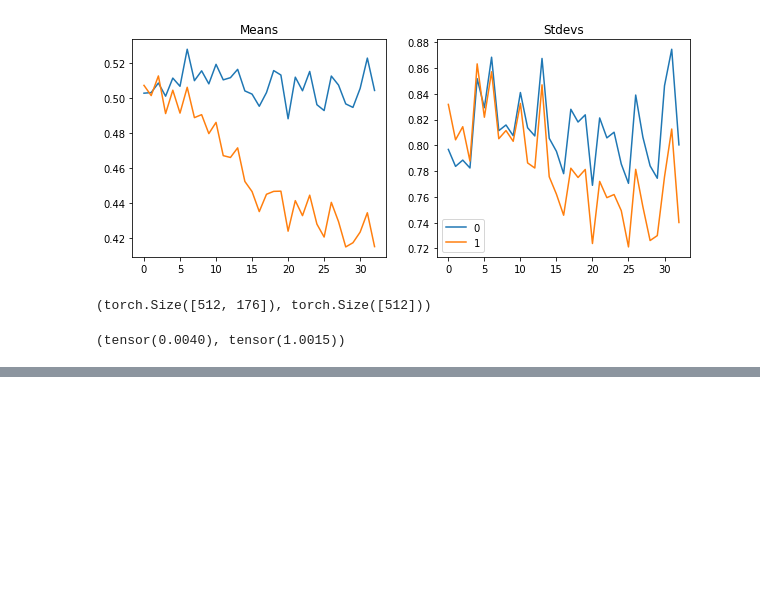
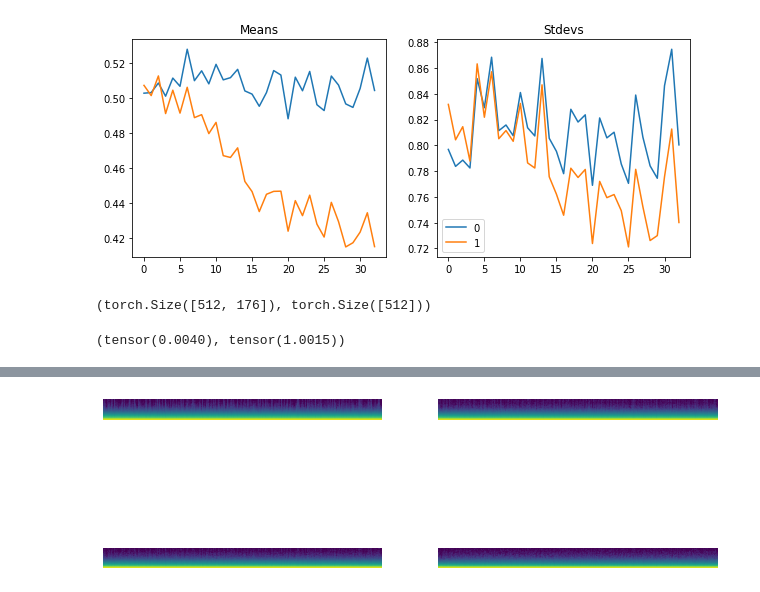
Before and after one commit to hemant0591/NeurIPS2025, a Jupyter notebook: Proper_init.ipynb, the cells around one changed output, grey strips where cells are left out. Saved outputs shown, nothing was run; the diff lists cells and outputs as text; code cells hidden in the pictures; blank space fills up the shorter version.

```diff
--- a/Proper_init.ipynb
+++ b/Proper_init.ipynb
@@ -380,0 +390,4 @@ learn.fit(10)
+# %%
+astats.color_dim()
+# %% [output]
+[figure, added]
```
Also changed, not shown: parts of 12 cells of this notebook, 1 other file.
